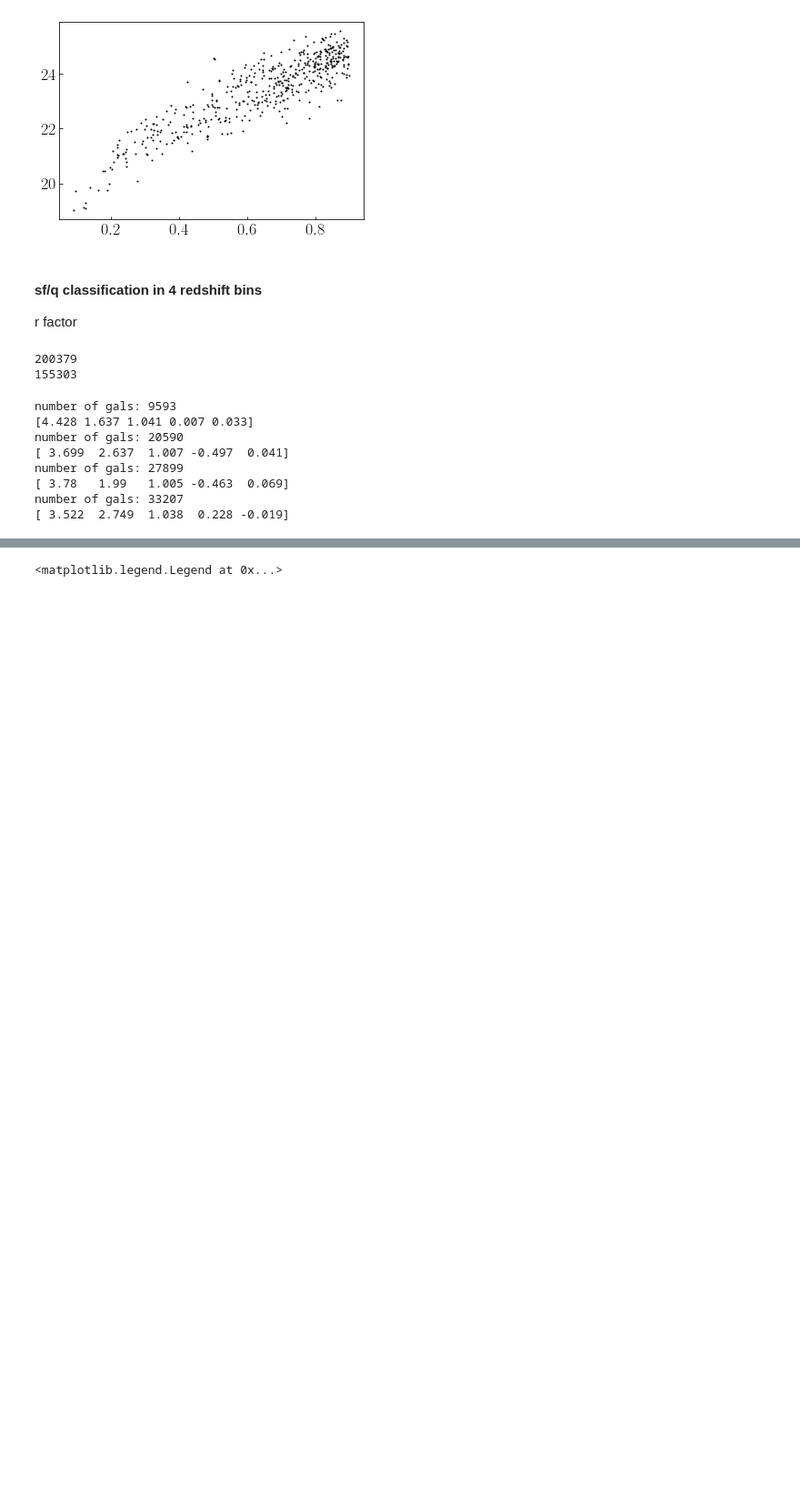
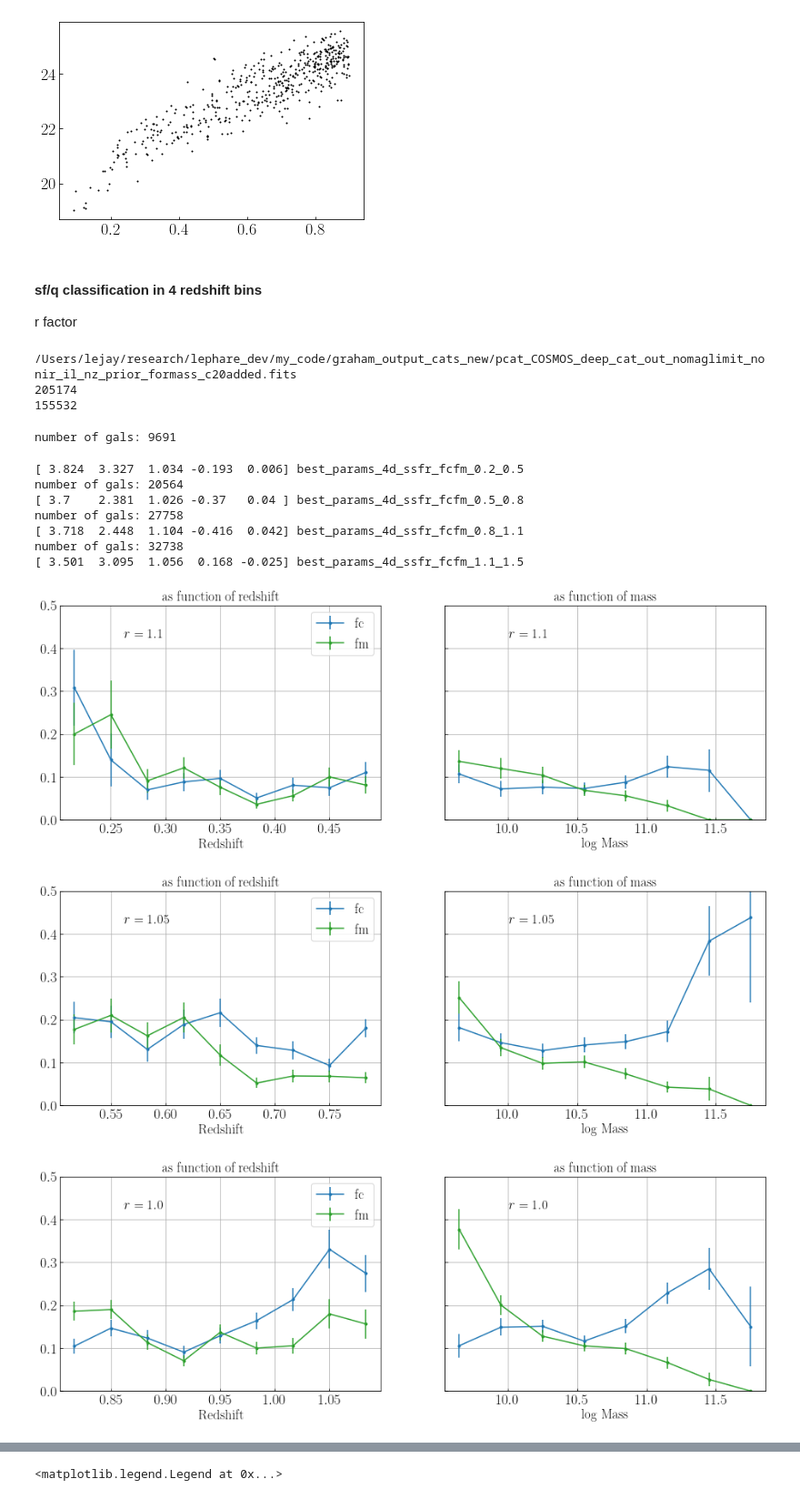
Before and after one commit to LejayChen/massive_gals, a Jupyter notebook: lephare_nuvrk_new.ipynb, the cells around one changed output, grey strips where cells are left out. Shown at 91% size. Saved outputs shown, nothing was run; the diff lists cells and outputs as text; code cells hidden in the pictures; blank space fills up the shorter version.

```diff
--- a/lephare_nuvrk_new.ipynb
+++ b/lephare_nuvrk_new.ipynb
@@ -1919,11 +1920,13 @@ plt.show()
 r factor
 # %%
 # process table
-cat = Table.read(cat_mycosmos_name.replace('_sfq_added.fits','_c20added.fits'))
+cat_name = cat_mycosmos_name.replace('_sfq_added.fits','_c20added.fits')
+print(cat_name)
+cat = Table.read(cat_name)
 cat = cat[(cat['lp_zPDF_farmer']>0) & (cat['lp_zPDF_farmer']<3)]
 
-cat = cat[cat['MASS_MED_massrun']>9.0]
-cat = cat[cat['MASS_MED_massrun']<11.8]
+cat = cat[cat['MASS_MED']>9.0]
+cat = cat[cat['MASS_MED']<11.8]
 print(len(cat))
 
 flag_photoz = cat['flag_photoz']>0
@@ -1937,57 +1940,69 @@ cond_filters = (flag_optical>4) #& (flag_irac>=1)
 cat = cat[cond_filters]
 
 # remove fake massives
-flag_fakemassive = (((cat['Z_COMBINE']<0.5) & (cat['MASS_MED_massrun']>10.0)) | ((cat['Z_COMBINE']<0.9) & (cat['MASS_MED_massrun']>10.5))) & (cat['flag_irac'] <2)
+flag_fakemassive = (((cat['Z_COMBINE']<0.5) & (cat['MASS_MED']>10.0)) | ((cat['Z_COMBINE']<0.9) & (cat['MASS_MED']>10.5))) & (cat['flag_irac'] <2)
 cat = cat[flag_fakemassive==False] # remove them
 print(len(cat))
 # %% [output]
-200379
-155303
+/Users/lejay/research/lephare_dev/my_code/graham_output_cats_new/pcat_COSMOS_deep_cat_out_nomaglimit_nonir_il_nz_prior_formass_c20added.fits
+205174
+155532
 # %%
 z_mins = [0.2, 0.5, 0.8, 1.1]
 z_maxs = [0.5, 0.8, 1.1, 1.5]
 
 sfq_type = 'balanced'
 if sfq_type == 'fc_weighted':
-    r_factor = 2.5
+    r_factors = np.array([1.0,1.0,1.0,1.0])*2
 elif sfq_type == 'fm_weighted':
-    r_factor = 0.5
+    r_factors = np.array([1.0,1.0,1.0,1.0])/2
 elif sfq_type == 'balanced':
-    r_factor = 1.0
+    r_factors = np.array([1.1,1.05,1.0,0.7])
 else:
-    r_factor = 1.0
+    r_factors = np.array([1.0,1.0,1.0,1.0])
 
 cost_func = 'fcfm'
 c20_ref_type = 'ssfr'
 
 for z_idx in range(len(z_mins)):
     # cut in redshift
+    r_factor = r_factors[z_idx]
     cat_z = cat[(cat['Z_COMBINE']>z_mins[z_idx]) & (cat['Z_COMBINE']<z_maxs[z_idx])]
 
     # input data
-    cat_z = cat_z['MAG_ABS_NUV','MAG_ABS_r','MAG_ABS_Ks','Z_COMBINE','MASS_MED_massrun','CLASS_farmer','lp_zPDF_farmer','lp_mass_med_farmer','lp_sSFR_med_farmer','SSFR_MED','i','lp_MR','lp_MNUV','lp_MJ','lp_MK']
+    cat_z = cat_z['MAG_ABS_NUV','MAG_ABS_r','MAG_ABS_Ks','Z_COMBINE','MASS_MED','CLASS_farmer','lp_zPDF_farmer','lp_mass_med_farmer','lp_sSFR_med_farmer','SSFR_MED','i','lp_MR','lp_MNUV','lp_MJ','lp_MK']
     print('number of gals:',len(cat_z))
 
     # data and reference labels
-    Mval = cat_z['MASS_MED_massrun']
+    Mval = cat_z['MASS_MED']
     Zval = cat_z['Z_COMBINE']
     NR, RK = (cat_z['MAG_ABS_NUV']-cat_z['MAG_ABS_r']), (cat_z['MAG_ABS_r']-cat_z['MAG_ABS_Ks'])
     data = np.array([RK, NR, Zval, Mval]).T
 
     ssfr_cut = -11
     q_labels_ssfr = np.array([0 for x in range(len(cat_z))])
     q_labels_ssfr[cat_z['lp_sSFR_med_farmer']<ssfr_cut]=1
 
     result = differential_evolution(cost_function, bounds=[(3.5,6),(1.5,4),(1,3),(-0.5,0.5),(-0.5,0.5)], args=(data,q_labels_ssfr,'4d',cost_func,r_factor),tol=0.001)
     best_params_4d = result.x
-    print(best_params_4d)
-    np.save('best_params_4d'+'_'+c20_ref_type+'_'+cost_func+'_'+str(r_factor)+'_'+str(z_mins[z_idx])+'_'+str(z_maxs[z_idx]), best_params_4d)
+
+    delta_boundary = data[:,1] - boundary_4d(data[:,0], best_params_4d[0], best_params_4d[1], best_params_4d[2],best_params_4d[3],best_params_4d[4],data[:,2],data[:,3])
+    q = delta_boundary>0
+    sf = delta_boundary<=0
+    plot_fcfm(data,q_labels_ssfr,q,sf, '$r='+str(r_factor)+'$')
+
+    result_name = 'best_params_4d'+'_'+c20_ref_type+'_'+cost_func+'_'+str(z_mins[z_idx])+'_'+str(z_maxs[z_idx])
+    print(best_params_4d,result_name)
+    np.save(result_name, best_params_4d)
 # %% [output]
-number of gals: 9593
-[4.428 1.637 1.041 0.007 0.033]
-number of gals: 20590
-[ 3.699  2.637  1.007 -0.497  0.041]
-number of gals: 27899
-[ 3.78   1.99   1.005 -0.463  0.069]
-number of gals: 33207
-[ 3.522  2.749  1.038  0.228 -0.019]
+number of gals: 9691
+[ 3.824  3.327  1.034 -0.193  0.006] best_params_4d_ssfr_fcfm_0.2_0.5
+number of gals: 20564
+[ 3.7    2.381  1.026 -0.37   0.04 ] best_params_4d_ssfr_fcfm_0.5_0.8
+number of gals: 27758
+[ 3.718  2.448  1.104 -0.416  0.042] best_params_4d_ssfr_fcfm_0.8_1.1
+number of gals: 32738
+[ 3.501  3.095  1.056  0.168 -0.025] best_params_4d_ssfr_fcfm_1.1_1.5
+[figure, added]
+[figure, added]
+[figure, added]
```
Also changed, not shown: parts of 12 cells of this notebook, 2 other files.
